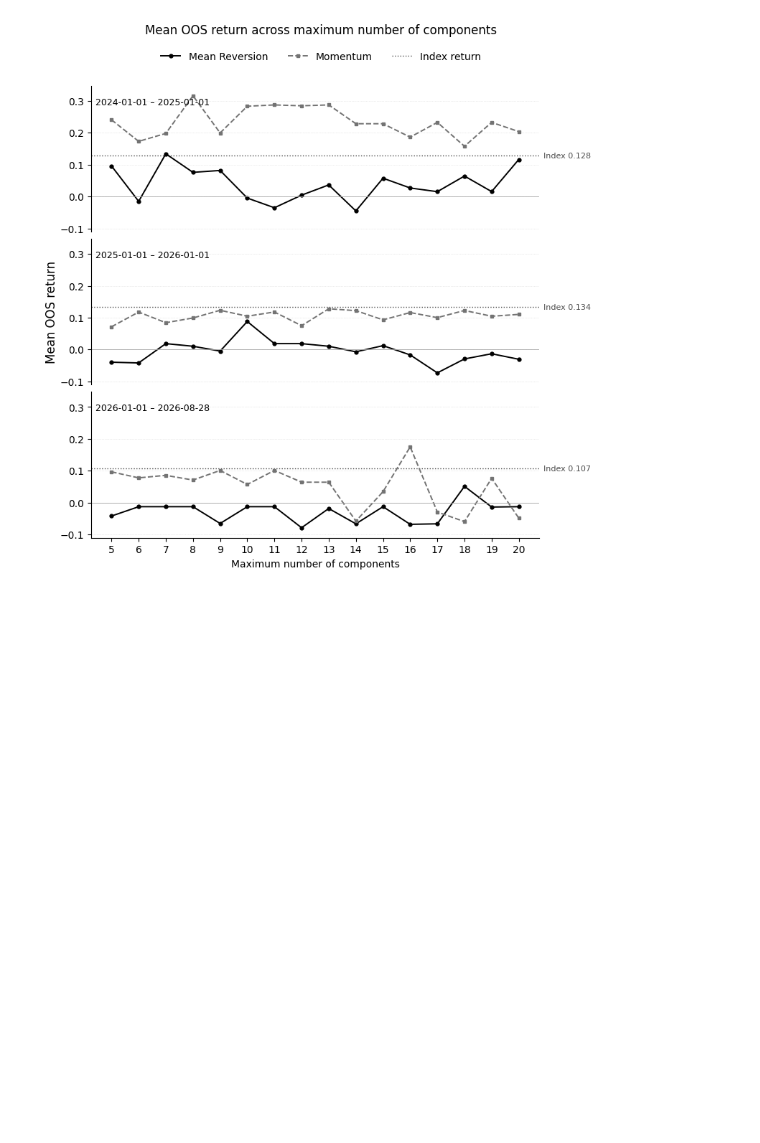
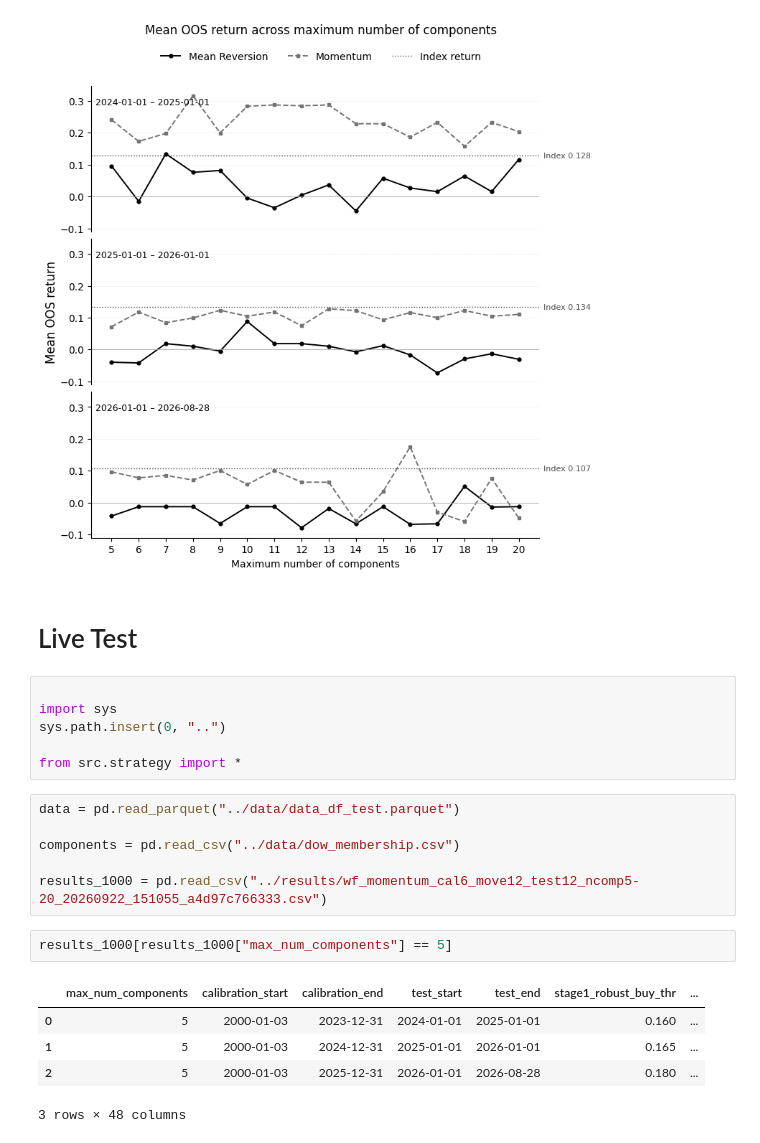
Before and after one commit to iNANOV/MPF_Dev, a Jupyter notebook: notebooks/research_for_article_3.ipynb, the cells around one changed output. Drawn from its saved outputs; the diff is of its cells as text; blank space fills up the shorter version.

Commit message:
Live test added in _3.ipynb

```diff
--- a/notebooks/research_for_article_3.ipynb
+++ b/notebooks/research_for_article_3.ipynb
@@ -3919,3 +4269,25 @@ fig, axes = plot_mean_oos_returns_mr_momentum(
 )
 # %% [output]
 [figure]
+# %% [markdown]
+# Live Test
+# %%
+
+import sys
+sys.path.insert(0, "..")
+
+from src.strategy import *
+# %%
+data = pd.read_parquet("../data/data_df_test.parquet")
+
+components = pd.read_csv("../data/dow_membership.csv")
+
+results_1000 = pd.read_csv("../results/wf_momentum_cal6_move12_test12_ncomp5-20_20260922_151055_a4d97c766333.csv")
+# %%
+results_1000[results_1000["max_num_components"] == 5]
+# %% [output]
+|  | max_num_components | calibration_start | calibration_end | test_start | test_end | stage1_robust_buy_thr | ... |
+| 0 | 5 | 2000-01-03 | 2023-12-31 | 2024-01-01 | 2025-01-01 | 0.160 | ... |
+| 1 | 5 | 2000-01-03 | 2024-12-31 | 2025-01-01 | 2026-01-01 | 0.165 | ... |
+| 2 | 5 | 2000-01-03 | 2025-12-31 | 2026-01-01 | 2026-08-28 | 0.180 | ... |
+3 rows × 48 columns
```
Also changed, not shown: parts of 5 cells of this notebook, 1 other file.
